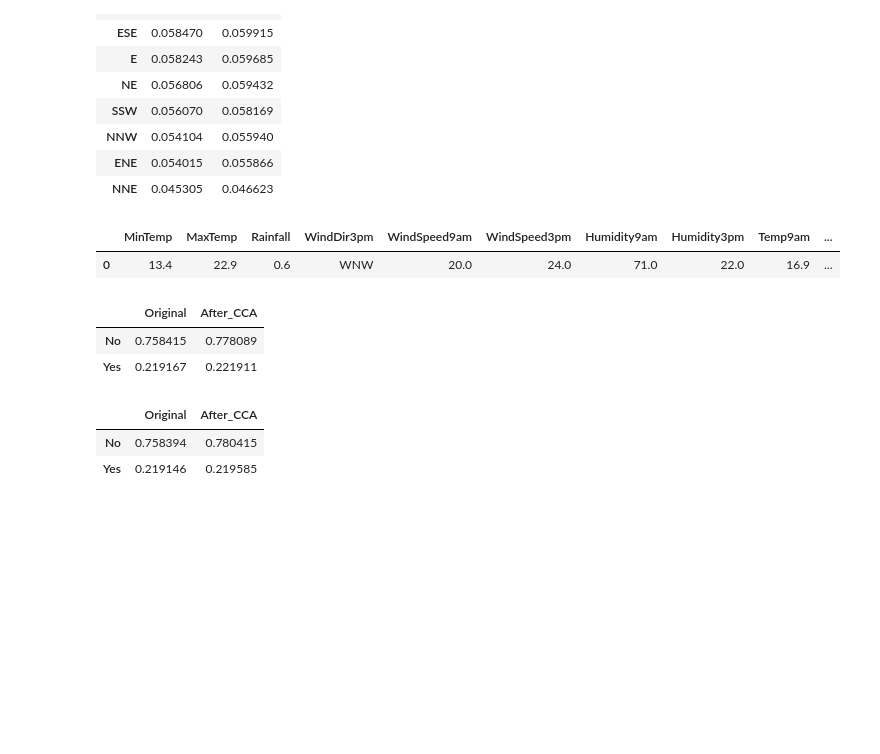
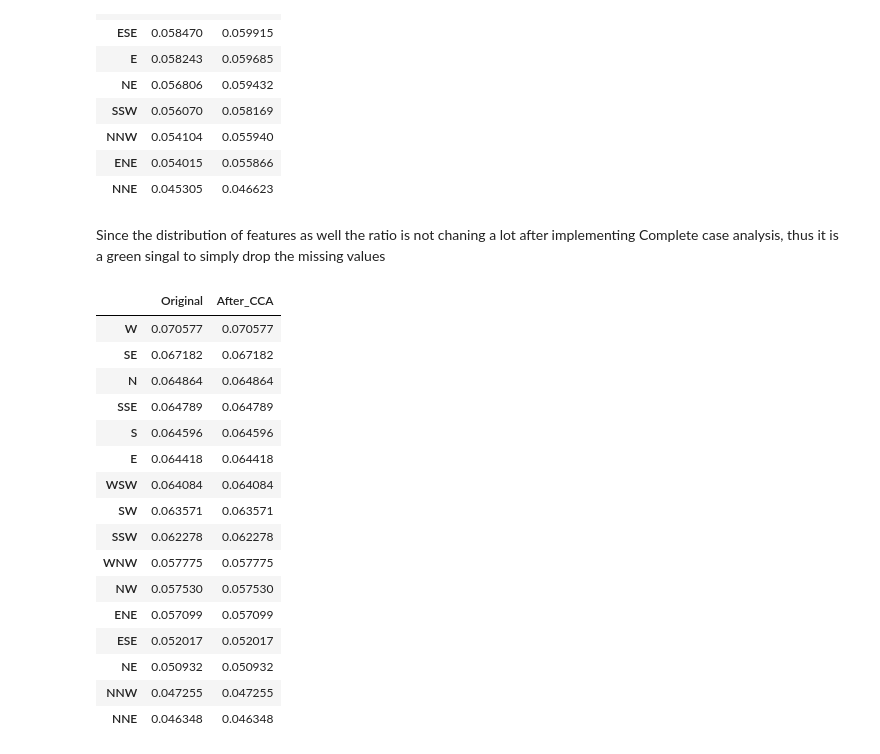
Before and after one commit to yuvraaj2002/Old_projects, a Jupyter notebook: Rain_prediction/Main_code.ipynb, the cells around one changed output. Drawn from its saved outputs; the diff is of its cells as text; code cells hidden in the pictures; blank space fills up the shorter version.

```diff
--- a/Rain_prediction/Main_code.ipynb
+++ b/Rain_prediction/Main_code.ipynb
@@ -192,26 +201,37 @@ compare_wd
 | NNW | 0.054104 | 0.055940 |
 | ENE | 0.054015 | 0.055866 |
 | NNE | 0.045305 | 0.046623 |
-# %%
-temp1.head(1)
-# %% [output]
-|  | MinTemp | MaxTemp | Rainfall | WindDir3pm | WindSpeed9am | WindSpeed3pm | Humidity9am | Humidity3pm | Temp9am | ... |
-| 0 | 13.4 | 22.9 | 0.6 | WNW | 20.0 | 24.0 | 71.0 | 22.0 | 16.9 | ... |
+# %% [markdown]
+Since the distribution of features as well the ratio is not chaning a lot after implementing Complete case analysis, thus it is a green singal to simply drop the missing values
+# %%
+cols = ['MinTemp', 'MaxTemp', 'Rainfall', 'WindDir3pm', 'WindSpeed9am',
+       'WindSpeed3pm', 'Humidity9am', 'Humidity3pm', 'Temp9am', 'Temp3pm',
+       'RainToday', 'RainTomorrow']
+
+df.dropna(subset = cols , inplace=True)
+# %%
+# Now let's do same for WindGustDir and WindGustSpeed feature
+temp2 = df[['WindGustDir','WindGustSpeed']].copy()
 # %%
 # Let's compare the proportion categories in RainToday feature before and after applying Complete case analysis
-compare_rtod = pd.concat([df['RainToday'].value_counts()/len(df),temp1['RainToday'].value_counts()/len(temp1)],axis=1)
-compare_rtod.columns = ['Original','After_CCA']
-compare_rtod
+compare_WindGustDir = pd.concat([df['WindGustDir'].value_counts()/len(df),temp2['WindGustDir'].value_counts()/len(temp2)],axis=1)
+compare_WindGustDir.columns = ['Original','After_CCA']
+compare_WindGustDir
 # %% [output]
 |  | Original | After_CCA |
-| No | 0.758415 | 0.778089 |
-| Yes | 0.219167 | 0.221911 |
+| W | 0.070577 | 0.070577 |
+| SE | 0.067182 | 0.067182 |
+| N | 0.064864 | 0.064864 |
+| SSE | 0.064789 | 0.064789 |
+| S | 0.064596 | 0.064596 |
+| E | 0.064418 | 0.064418 |
+| WSW | 0.064084 | 0.064084 |
+| SW | 0.063571 | 0.063571 |
+| SSW | 0.062278 | 0.062278 |
+| WNW | 0.057775 | 0.057775 |
+| NW | 0.057530 | 0.057530 |
+| ENE | 0.057099 | 0.057099 |
+| ESE | 0.052017 | 0.052017 |
+| NE | 0.050932 | 0.050932 |
+| NNW | 0.047255 | 0.047255 |
+| NNE | 0.046348 | 0.046348 |
-# %%
-# Let's compare the proportion categories in RainTomorrow feature before and after applying Complete case analysis
-compare_rtom = pd.concat([df['RainTomorrow'].value_counts()/len(df),temp1['RainTomorrow'].value_counts()/len(temp1)],axis=1)
-compare_rtom.columns = ['Original','After_CCA']
-compare_rtom
-# %% [output]
-|  | Original | After_CCA |
-| No | 0.758394 | 0.780415 |
-| Yes | 0.219146 | 0.219585 |
```
Also changed, not shown: parts of 24 cells of this notebook.
